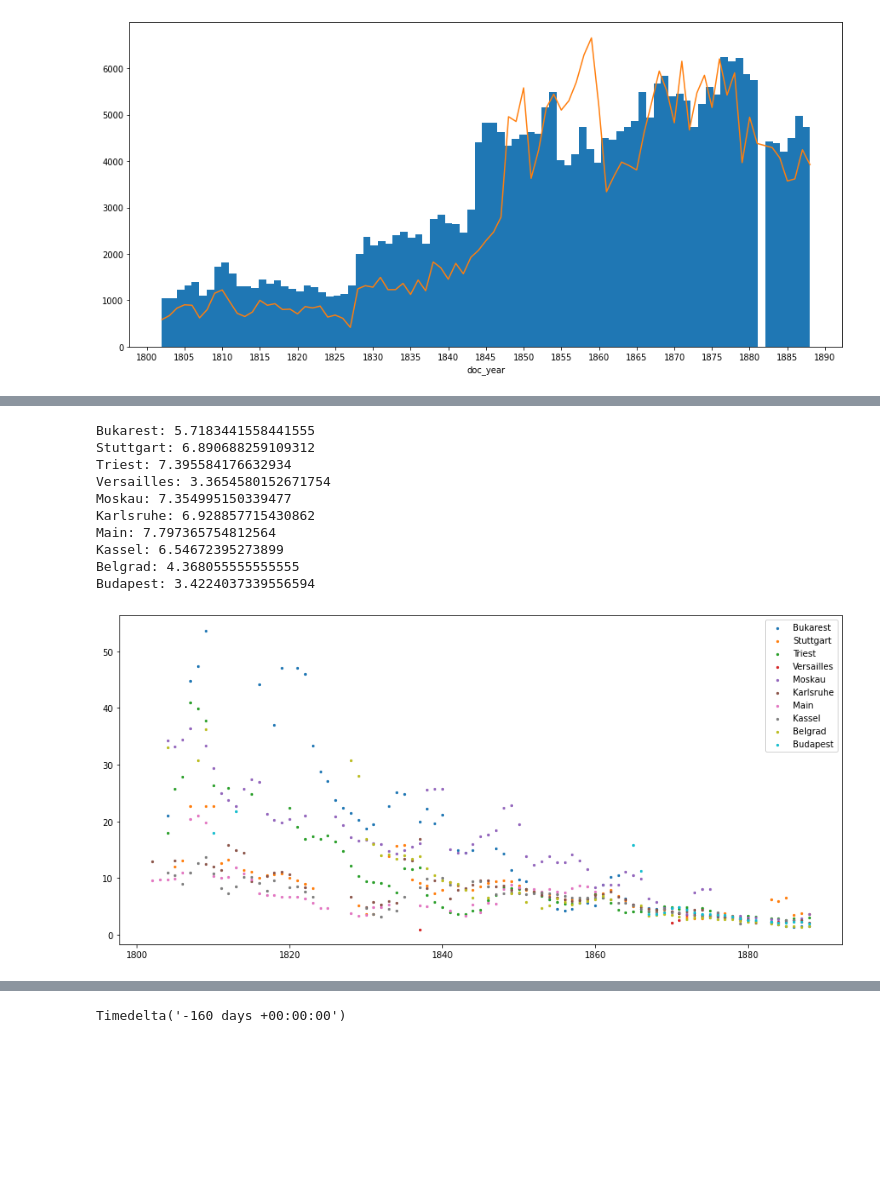
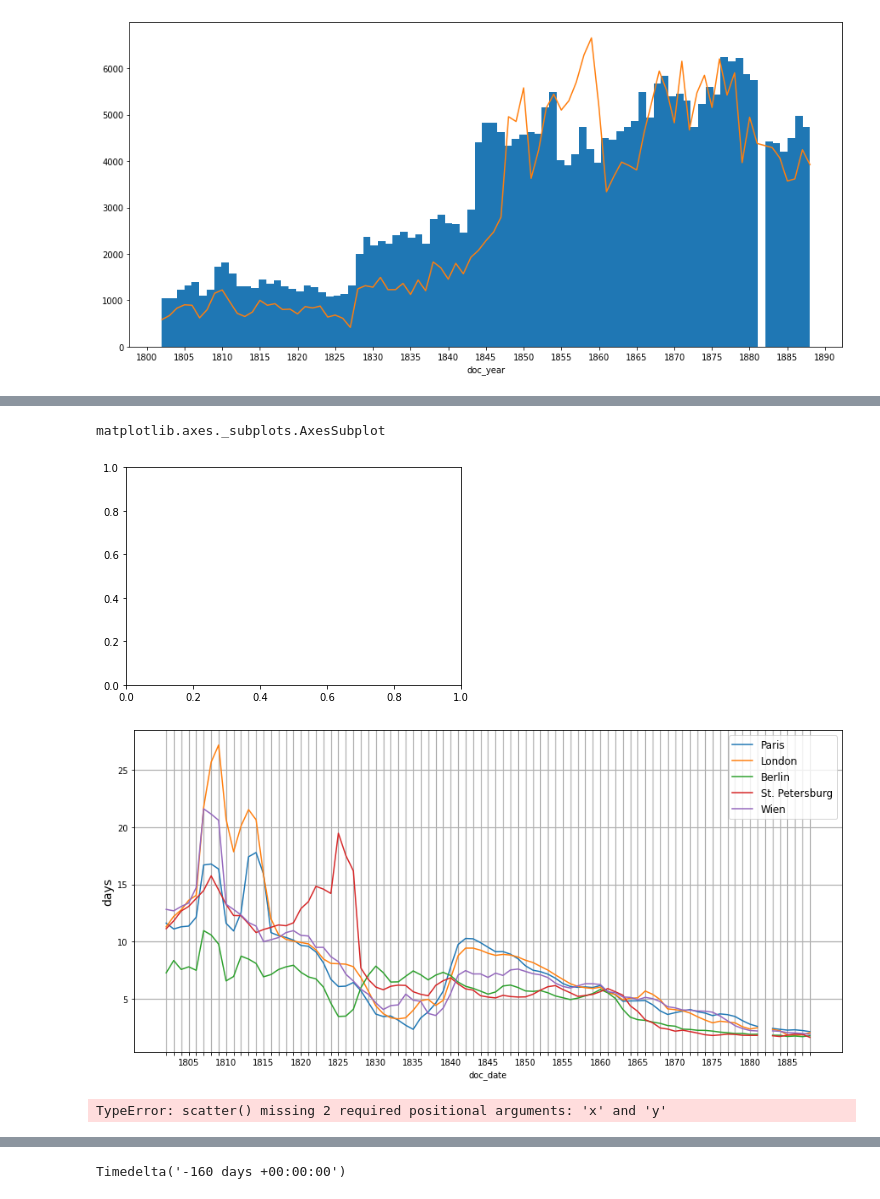
Before and after one commit to krkryger/rigasche-zeitung, a Jupyter notebook: notebooks/acta.ipynb, the cells around one changed output, grey strips where cells are left out. Saved outputs shown, nothing was run; the diff lists cells and outputs as text; code cells hidden in the pictures; blank space fills up the shorter version.

```diff
--- a/notebooks/acta.ipynb
+++ b/notebooks/acta.ipynb
@@ -364,0 +436,11 @@ df = pd.read_csv('../data/processed_data.tsv', sep='\t', encoding='utf8').conver
+# %%
+placename_counts = {name: len(df[df.placename==name]) for name in allowed_placenames}
+# %%
+import json
+with open('../streamlit/placename_counts.json', 'w', encoding='utf8') as f:
+    json.dump(placename_counts, f)
+# %%
+with open('../streamlit/placename_counts.json', 'r', encoding='utf8') as f:
+    placename_counts_loaded = json.load(f)
+
+placename_counts == placename_counts_loaded
@@ -371,28 +535,44 @@ allowed_placenames = df.placename.value_counts()[lambda x: x > 19].index
+# %%
+fig, ax = plt.subplots()
+plt.savefig()
+type(ax)
+# %% [output]
+matplotlib.axes._subplots.AxesSubplot
+[figure, added]
 # %%
 #df = df[df.placename.isin(allowed_placenames)]
 # %%
-def get_mean(names, timerange=range(1802, 1889), rolling=3):
+def get_mean(names, timerange=range(1802, 1889), rolling=3, kind='line'):
 
     plt.figure(figsize=(15,7))
 
     for name in names:
-        data = df[(df.placename == name) & (df.doc_date.dt.year.isin(timerange))].groupby(df.doc_date.dt.year)['delta'].mean().rolling(rolling, min_periods=1).mean().reindex(timerange)
-        plt.scatter(x=timerange, y=data, s=5, label=name)
-        print(f'{name}: {df.delta[(df.placename == name) & (df.doc_date.dt.year.isin(timerange))].mean()}')
+        data = df[(df.placename == name) & (df.doc_date.dt.year.isin(timerange))].groupby(df.doc_date.dt.year)['delta'].mean()
+        if rolling:
+            data = data.rolling(rolling, min_periods=1).mean().reindex(timerange)
+        else:
+            data = data.reindex(timerange)
 
-    plt.legend()
+        avg_speed = round(df.delta[(df.placename == name) & (df.doc_date.dt.year.isin(timerange))].mean(), 1)
+        count = len(df[(df.placename == name) & (df.doc_date.dt.year.isin(timerange))])
+
+        if kind == 'line':
+            #plt.plot(data, label=name)
+            data.plot(label=name)
+        elif kind == 'scatter':
+            plt.scatter(x=timerange, y=data, s=5, label=f'{name}: {count} entries, avg {avg_speed} days')
+
+    plt.xticks(ticks=timerange, labels=[str(yr) if yr%5==0 else '' for yr in timerange])
+    plt.ylabel('days', size=14)
+    #plt.minorticks_on()
+    plt.grid(which='major', linewidth=1.2)
+    plt.legend(fontsize=12)
     plt.show()
 # %%
-get_mean(allowed_placenames[30:40])
+get_mean(allowed_placenames[:5], rolling=3, kind='line')
 # %% [output]
-Bukarest: 5.7183441558441555
-Stuttgart: 6.890688259109312
-Triest: 7.395584176632934
-Versailles: 3.3654580152671754
-Moskau: 7.354995150339477
-Karlsruhe: 6.928857715430862
-Main: 7.797365754812564
-Kassel: 6.54672395273899
-Belgrad: 4.368055555555555
-Budapest: 3.4224037339556594
-[figure, old version]
+[figure, new version]
+# %%
+test_data.plot.scatter()
+# %% [output]
+TypeError: scatter() missing 2 required positional arguments: 'x' and 'y'
```
Also changed, not shown: parts of 25 cells of this notebook, 2 other files.
